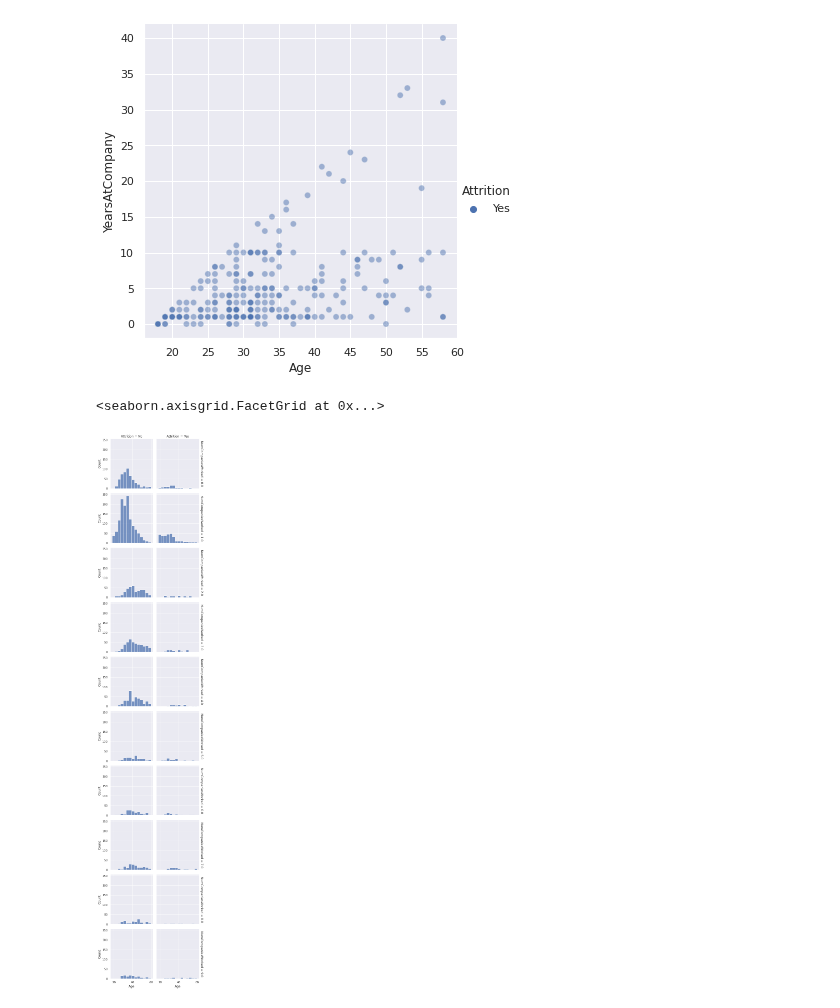
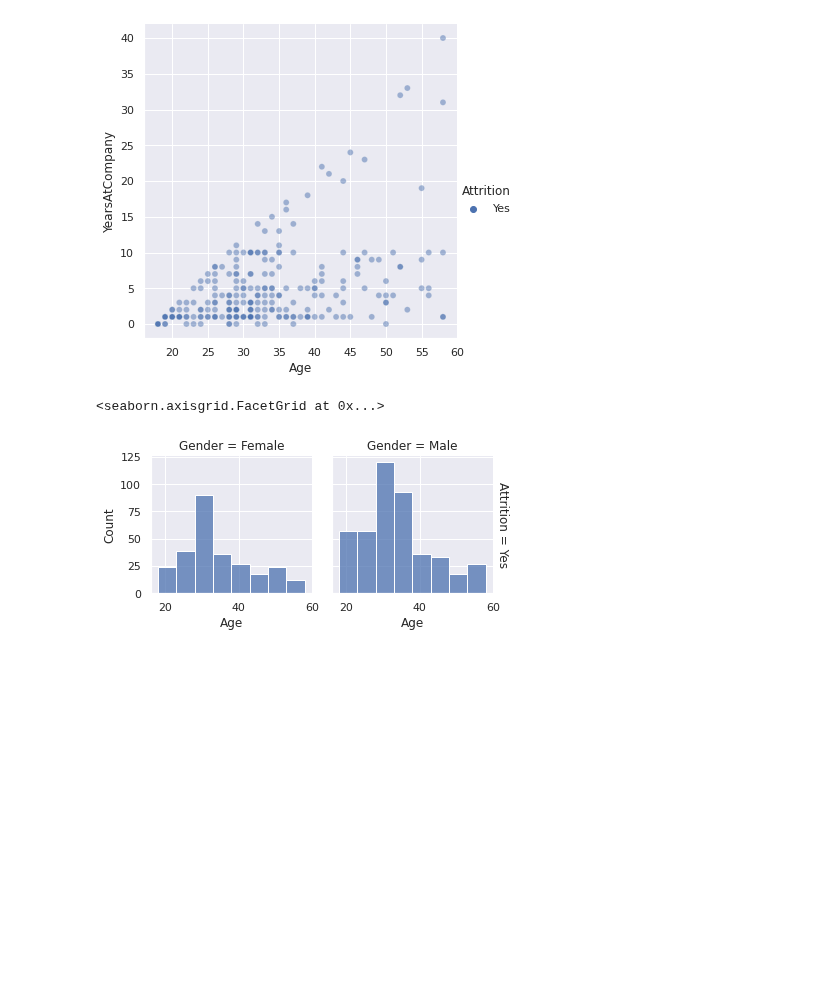
Before and after one commit to Killian-drh/Projet-HR-Analysis, a Jupyter notebook: NoteBook_Projet_IA.ipynb, the cells around one changed output. Saved outputs shown, nothing was run; the diff lists cells and outputs as text; code cells hidden in the pictures; blank space fills up the shorter version.

```diff
--- a/NoteBook_Projet_IA.ipynb
+++ b/NoteBook_Projet_IA.ipynb
@@ -384,11 +384,11 @@ sns.relplot(data=df_without_neg_attrition, x="Age", y="YearsAtCompany", hue="Att
 # %% [output]
 <seaborn.axisgrid.FacetGrid at 0x...>
 [figure]
-# %%
-sns.displot(
-    df, x="Age", col="Attrition",row="NumCompaniesWorked",
-    binwidth=3, height=3, facet_kws=dict(margin_titles=True),
-)
-# %% [output]
-<seaborn.axisgrid.FacetGrid at 0x...>
-[figure, removed]
+# %%
+sns.displot(
+    df_without_neg_attrition, x="Age", col="Gender",row="Attrition",
+    binwidth=5, height=3, facet_kws=dict(margin_titles=True),
+)
+# %% [output]
+<seaborn.axisgrid.FacetGrid at 0x...>
+[figure, added]
```
